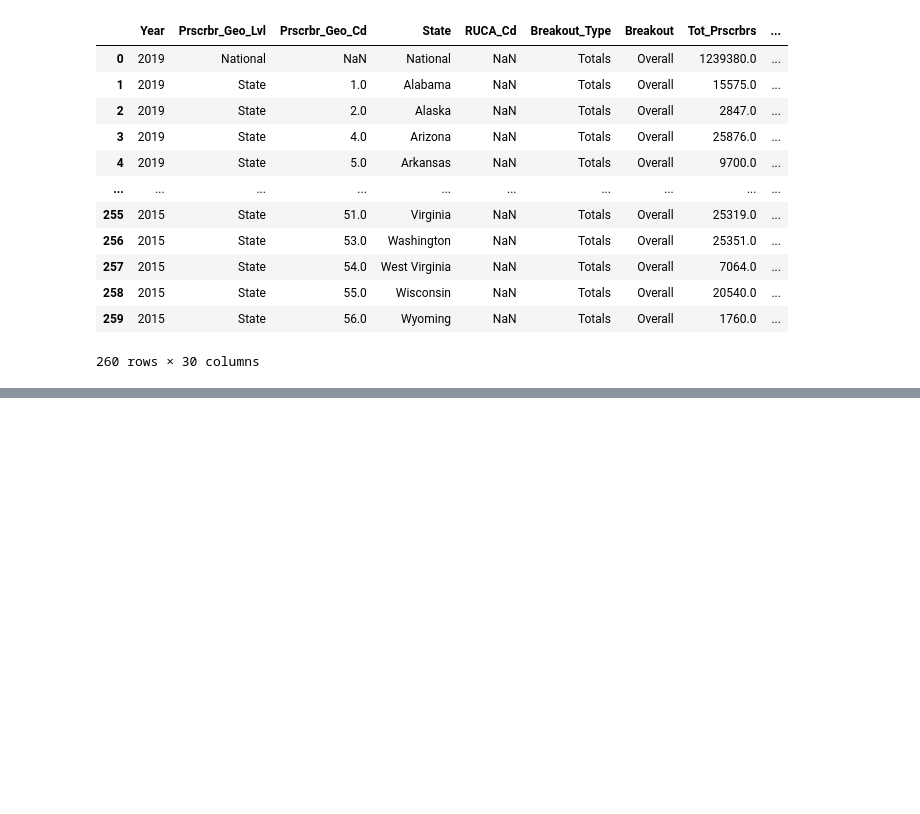
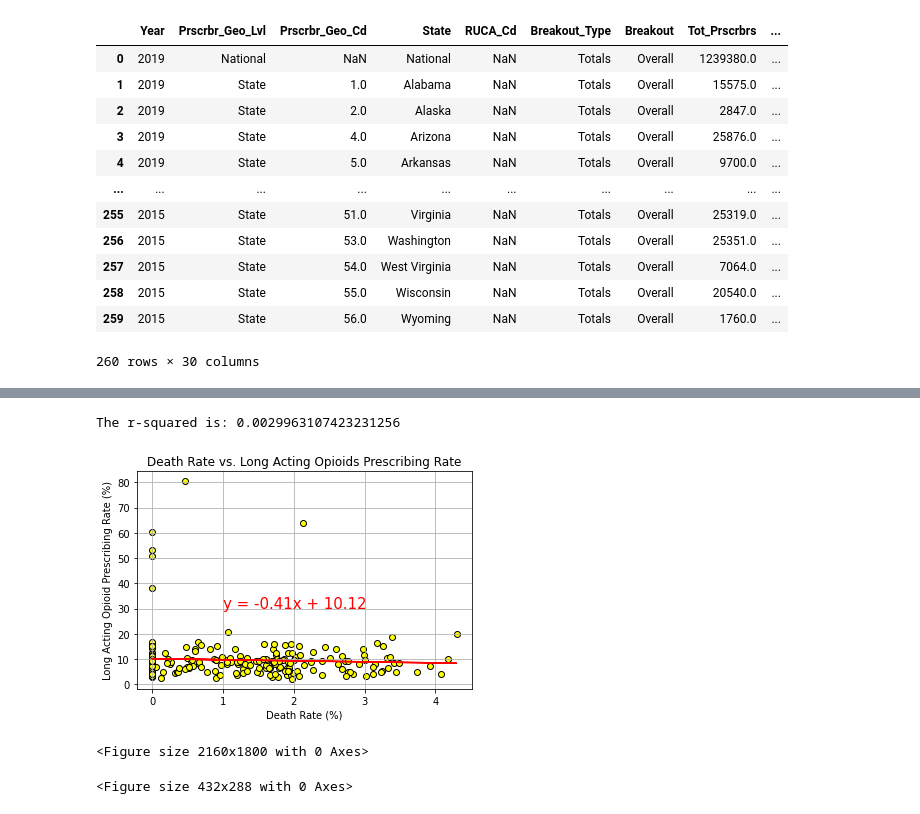
Before and after one commit to helent88/Project_1, a Jupyter notebook: OpiodDeath_Pers.ipynb, the cells around one changed output, grey strips where cells are left out. Cells and saved outputs as stored; diff of their text form; code cells hidden in the pictures; blank space fills up the shorter version.

```diff
--- a/OpiodDeath_Pers.ipynb
+++ b/OpiodDeath_Pers.ipynb
@@ -109,6 +93,6 @@ care_clean
 # %%
 # Dropping years 2020 & 2021 and filtering indicator column
-cdc_year = cdc_df.loc[(cdc_df["Year"] != 2020) & (cdc_df["Year"] != 2021) & (cdc_df["State"] != 'YC')]
+cdc_year = cdc_df.loc[(cdc_df["Year"] != 2020) & (cdc_df["Year"] != 2021) & (cdc_df["State"] != 'YC') & (cdc_df["State"] != 'DC') & (cdc_df["State"] != 'US')]
 cdc_numofdeathsindicator = cdc_year.loc[(cdc_year["Indicator"]=="Number of Deaths")]
 
 # Reset the index values for the dataframes
@@ -171,6 +171,6 @@ cdc_numofdrugdeathsaggregated
 # %%
 # Dropping years 2020 & 2021 and filtering indicator column
-cdc_year = cdc_df.loc[(cdc_df["Year"] != 2020) & (cdc_df["Year"] != 2021) & (cdc_df["State"] != 'YC')]
+cdc_year = cdc_df.loc[(cdc_df["Year"] != 2020) & (cdc_df["Year"] != 2021) & (cdc_df["State"] != 'YC') & (cdc_df["State"] != 'DC') & (cdc_df["State"] != 'US')]
 cdc_numofopioiddeathsindicator = cdc_year.loc[(cdc_year["Indicator"]=="Opioids (T40.0-T40.4,T40.6)")]
 
 # Reset the index values for the dataframes
@@ -203,6 +203,6 @@ cdc_numofopioiddeathsaggregated
 # %%
 # Merging Medicaid & Medicare data with an Outer Join
-insurance = pd.merge(care_clean, caid_clean, how = "outer", on = ["Year", "State"])
+insurance = pd.merge(care_clean, caid_clean, how = "outer", on = ["Year", "State"], suffixes=("_Medicare", "_Medicaid"))
 insurance
 # %% [output]
 |  | Year | Prscrbr_Geo_Lvl | Prscrbr_Geo_Cd | State | RUCA_Cd | Breakout_Type | Breakout | Tot_Prscrbrs | ... |
@@ -226,0 +229,5 @@ KeyError: 'State'
+# %%
+drop = ["National", "District of Columbia"]
+
+insurance2 = insurance.loc[insurance["State"].isin(drop)==False]
+insurance2
@@ -226,0 +248,48 @@ KeyError: 'State'
+# %%
+# Calculating the Death Rate
+death_rate = (cdc_numofopioiddeathsaggregated / cdcnumofdeathsaggregated) * 100
+
+# Converting death_rate into a Series and filing Nan values with 0
+death_rate = death_rate.squeeze()
+death_rate = death_rate.fillna(0)
+
+# Setting index to State & Year to match death_rate & location column of interest
+insurance_styr = insurance2.set_index(["State", "Year"])
+la_rate =insurance_styr["LA_Opioid_Prscrbng_Rate_Medicaid"]
+
+# Find the linear regression values
+(slope, intercept, rvalue, pvalue, stderr) = linregress(death_rate, la_rate)
+
+# Calculate linear regression
+regress_values = death_rate * slope + intercept
+
+# Plot data points and add a grid
+plt.scatter(death_rate, la_rate , marker="o", facecolors="yellow", edgecolors="black")
+plt.grid()
+
+# Plot the line of best fit
+plt.plot(death_rate, regress_values, "r-")
+
+# Print y=mx+b onto plot
+line_eq = "y = " + str(round(slope,2)) + "x + " + str(round(intercept,2))
+plt.annotate(line_eq, (1,30),fontsize=15,color="red")
+
+# Calculate & print the r-value
+print(f"The r-squared is: {rvalue**2}")
+
+# Add labels
+plt.xlabel("Death Rate (%)")
+plt.ylabel("Long Acting Opioid Prescribing Rate (%)")
+plt.title("Death Rate vs. Long Acting Opioids Prescribing Rate")
+
+# Fig size, and show
+plt.figure(figsize=(30, 25))
+plt.show()
+
+# Save fig
+plt.savefig("graphs/deathrate_vs_longactingrate.png")
+# %% [output]
+The r-squared is: 0.0029963107423231256
+[figure, added]
+<Figure size 2160x1800 with 0 Axes>
+<Figure size 432x288 with 0 Axes>
```
Also changed, not shown: parts of 25 cells of this notebook, 12 other files.
